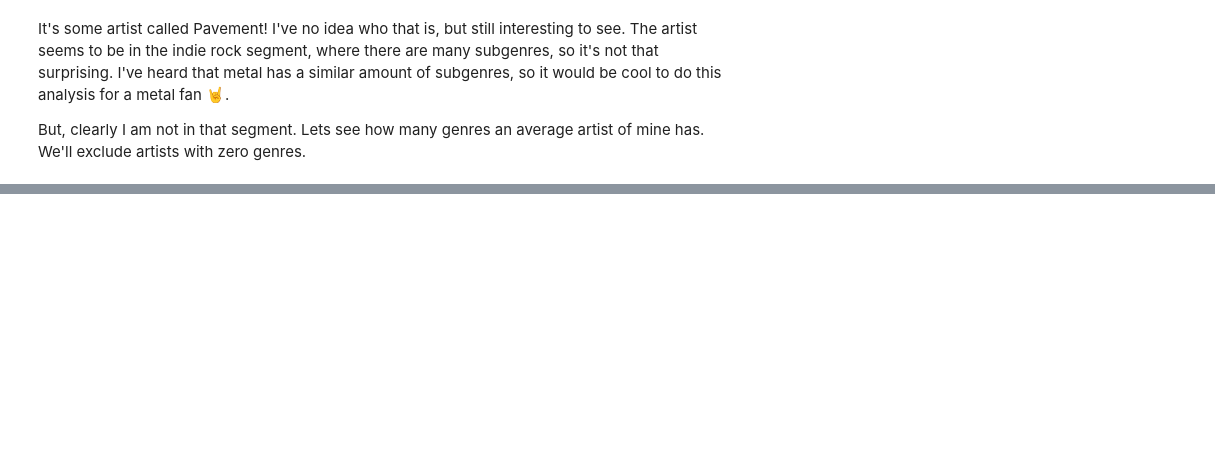
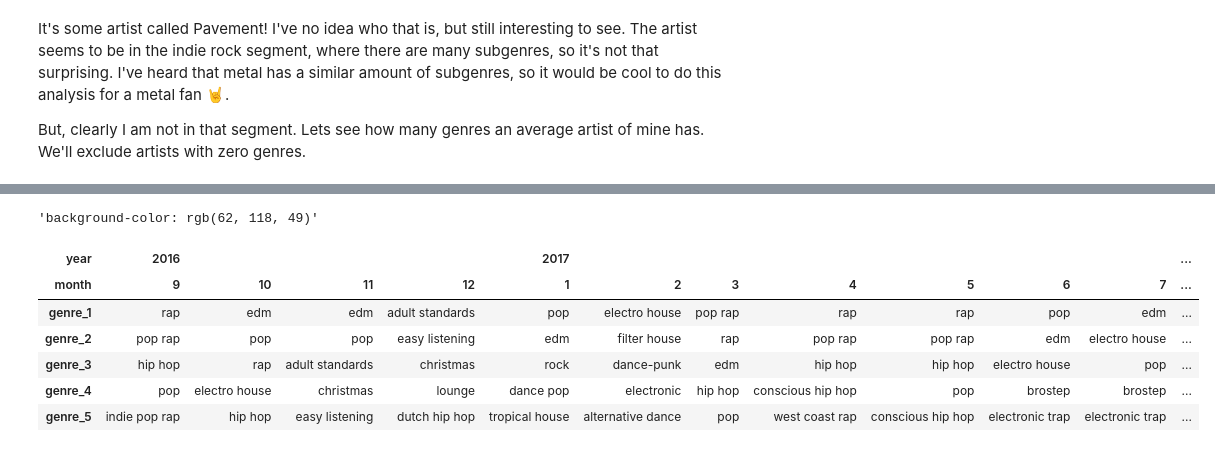
Before and after one commit to Baukebrenninkmeijer/personal-homepage, a Jupyter notebook: _notebooks/2020-07-31-spotify-listening-history-analysis-part-1.ipynb, the cells around one changed output, grey strips where cells are left out. Saved outputs shown, nothing was run; the diff lists cells and outputs as text; code cells hidden in the pictures; blank space fills up the shorter version.

```diff
--- a/_notebooks/2020-07-31-spotify-listening-history-analysis-part-1.ipynb
+++ b/_notebooks/2020-07-31-spotify-listening-history-analysis-part-1.ipynb
@@ -670,0 +702,58 @@ plt.show()
+# %%
+import seaborn as sns
+
+colors_26 = [
+    "#85cec7",
+    "#f398d9",
+    "#afe084",
+    "#90a9f4",
+    "#c0c15c",
+    "#74aff3",
+    "#e4e88b",
+    "#d8afec",
+    "#64ddab",
+    "#f3a281",
+    "#52ebd9",
+    "#ebabbe",
+    "#9de5a0",
+    "#a2b8f0",
+    "#e6bb6d",
+    "#77cdef",
+    "#b8c270",
+    "#b6bee4",
+    "#9ac68a",
+    "#4cd1da",
+    "#dfc299",
+    "#a0ebe5",
+    "#c0c38e",
+    "#8cbca8",
+    "#d8ebb4",
+    "#a7e1c1"
+]
+
+def color_cells(val, unique_values):
+    """
+    Takes a cell value and applies coloring depending on the value. Should be applied to a cell, not a row. So use `.applymap`. If value is unknown, defaults to white.
+    """
+    # Multiply with 255 to get into css RGB range (0, 255) instead of (0, 1).
+    colors_arr = [tuple(int(y*255) for y in x) for x in sns.color_palette(colors_26)]
+    colormap = [f'rgb{x}' for x in colors_arr]
+    colors = {k: v for k, v in zip(unique_values, colormap)}
+    color = colors.get(val, 'white')
+    return f'background-color: {color}'
+# %%
+#hide
+color_cells('edm', unique_top_genres)
+# %% [output]
+'background-color: rgb(62, 118, 49)'
+# %%
+unique_top_genres = np.unique(top_genres_per_month)
+top_genres_per_month.style.applymap(color_cells, unique_values=unique_top_genres)
+# %% [output]
+| year | 2016 |  |  |  | 2017 |  |  |  |  |  |  | ... |
+| month | 9 | 10 | 11 | 12 | 1 | 2 | 3 | 4 | 5 | 6 | 7 | ... |
+| genre_1 | rap | edm | edm | adult standards | pop | electro house | pop rap | rap | rap | pop | edm | ... |
+| genre_2 | pop rap | pop | pop | easy listening | edm | filter house | rap | pop rap | pop rap | edm | electro house | ... |
+| genre_3 | hip hop | rap | adult standards | christmas | rock | dance-punk | edm | hip hop | hip hop | electro house | pop | ... |
+| genre_4 | pop | electro house | christmas | lounge | dance pop | electronic | hip hop | conscious hip hop | pop | brostep | brostep | ... |
+| genre_5 | indie pop rap | hip hop | easy listening | dutch hip hop | tropical house | alternative dance | pop | west coast rap | conscious hip hop | electronic trap | electronic trap | ... |
```
Also changed, not shown: parts of 112 cells of this notebook, 4 other files.
